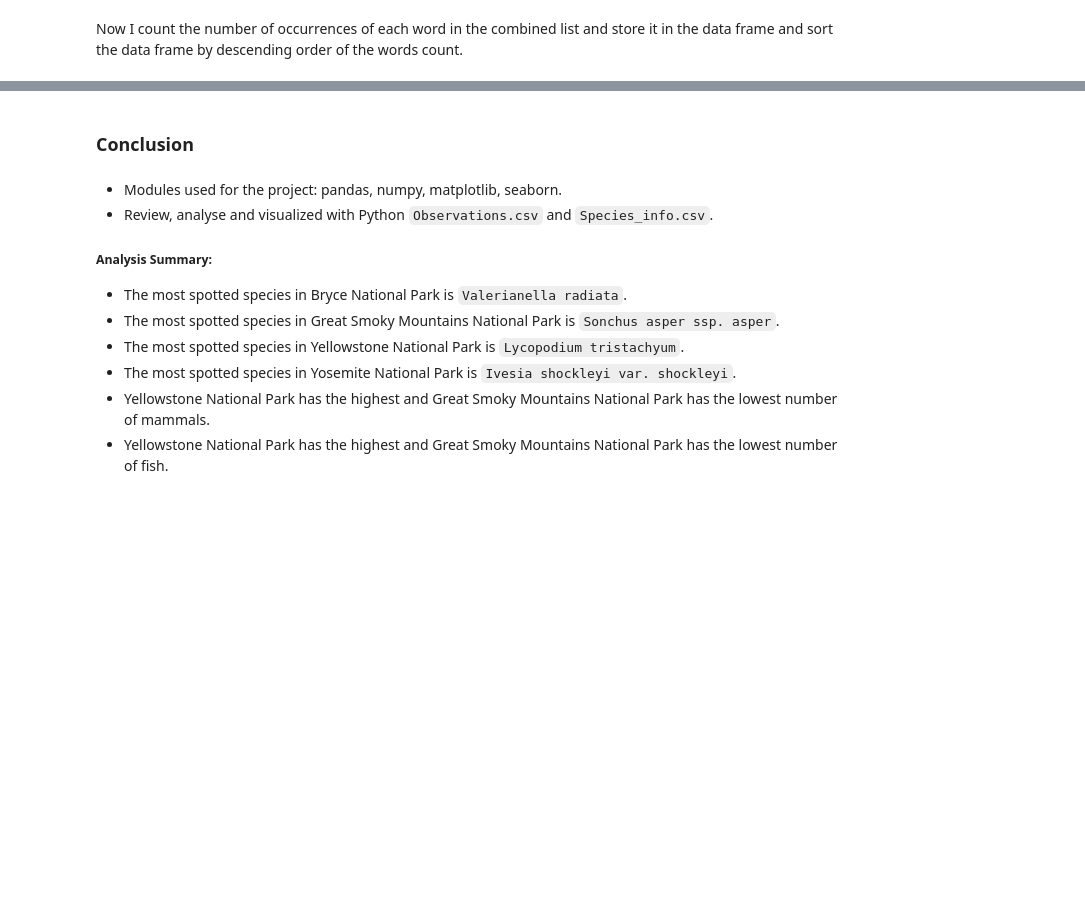
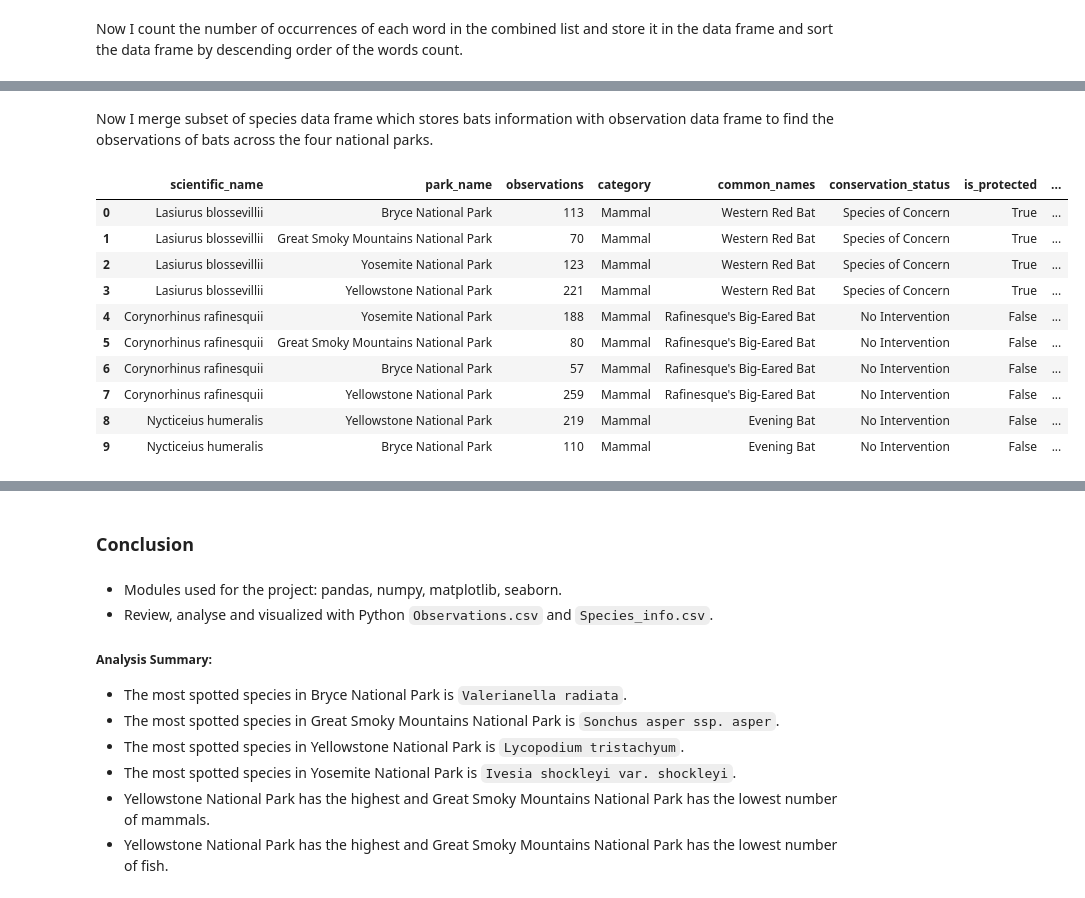
Before and after one commit to Kate-Pol/Biodiversity-in-National-Parks, a Jupyter notebook: biodiversity_.ipynb, the cells around one changed output, grey strips where cells are left out. Drawn from its saved outputs; the diff is of its cells as text; code cells hidden in the pictures; blank space fills up the shorter version.

```diff
--- a/biodiversity_.ipynb
+++ b/biodiversity_.ipynb
@@ -511,0 +544,18 @@ We can see that the most prevalent animal in the data set is bat.Since bats have
+# %% [markdown]
+Now I merge subset of species data frame which stores bats information with observation data frame to find the observations of bats across the four national parks.
+# %%
+bat_observations = observations.merge(species[(species.is_bat) & (species.category == 'Mammal')])
+
+bat_observations.head(10)
+# %% [output]
+|  | scientific_name | park_name | observations | category | common_names | conservation_status | is_protected | ... |
+| 0 | Lasiurus blossevillii | Bryce National Park | 113 | Mammal | Western Red Bat | Species of Concern | True | ... |
+| 1 | Lasiurus blossevillii | Great Smoky Mountains National Park | 70 | Mammal | Western Red Bat | Species of Concern | True | ... |
+| 2 | Lasiurus blossevillii | Yosemite National Park | 123 | Mammal | Western Red Bat | Species of Concern | True | ... |
+| 3 | Lasiurus blossevillii | Yellowstone National Park | 221 | Mammal | Western Red Bat | Species of Concern | True | ... |
+| 4 | Corynorhinus rafinesquii | Yosemite National Park | 188 | Mammal | Rafinesque's Big-Eared Bat | No Intervention | False | ... |
+| 5 | Corynorhinus rafinesquii | Great Smoky Mountains National Park | 80 | Mammal | Rafinesque's Big-Eared Bat | No Intervention | False | ... |
+| 6 | Corynorhinus rafinesquii | Bryce National Park | 57 | Mammal | Rafinesque's Big-Eared Bat | No Intervention | False | ... |
+| 7 | Corynorhinus rafinesquii | Yellowstone National Park | 259 | Mammal | Rafinesque's Big-Eared Bat | No Intervention | False | ... |
+| 8 | Nycticeius humeralis | Yellowstone National Park | 219 | Mammal | Evening Bat | No Intervention | False | ... |
+| 9 | Nycticeius humeralis | Bryce National Park | 110 | Mammal | Evening Bat | No Intervention | False | ... |
```
Also changed, not shown: parts of 11 cells of this notebook.
